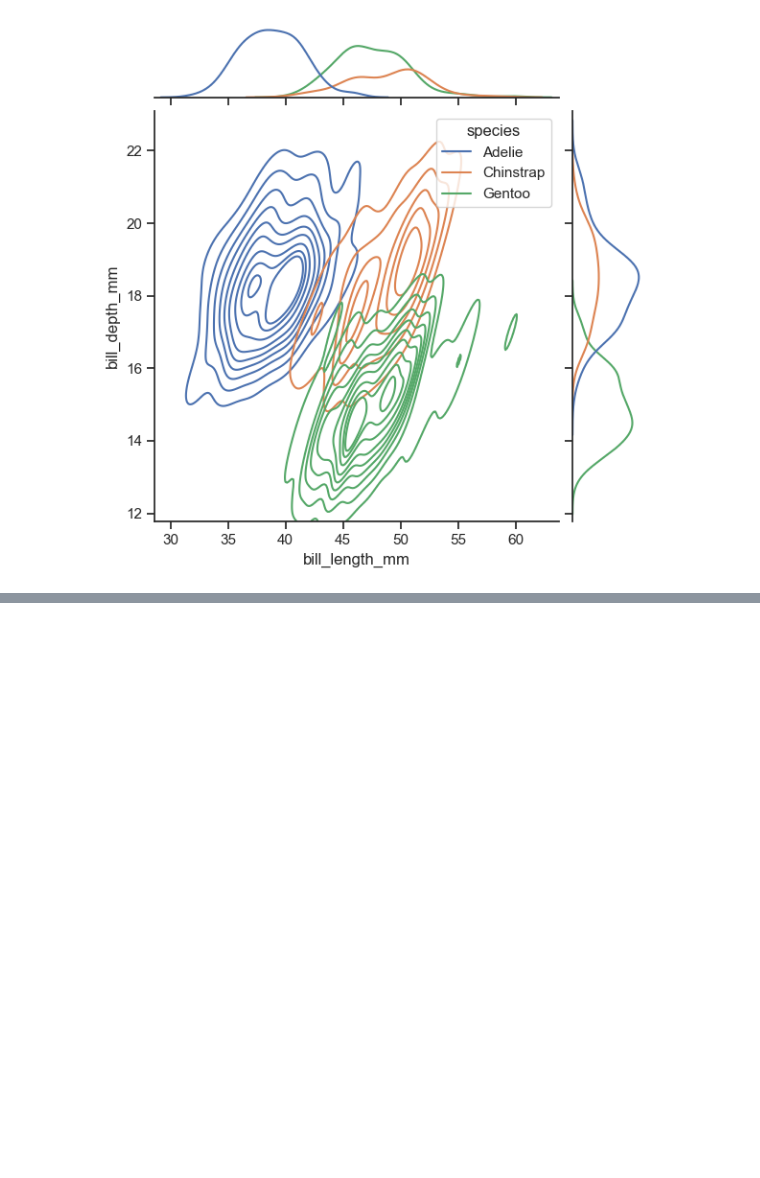
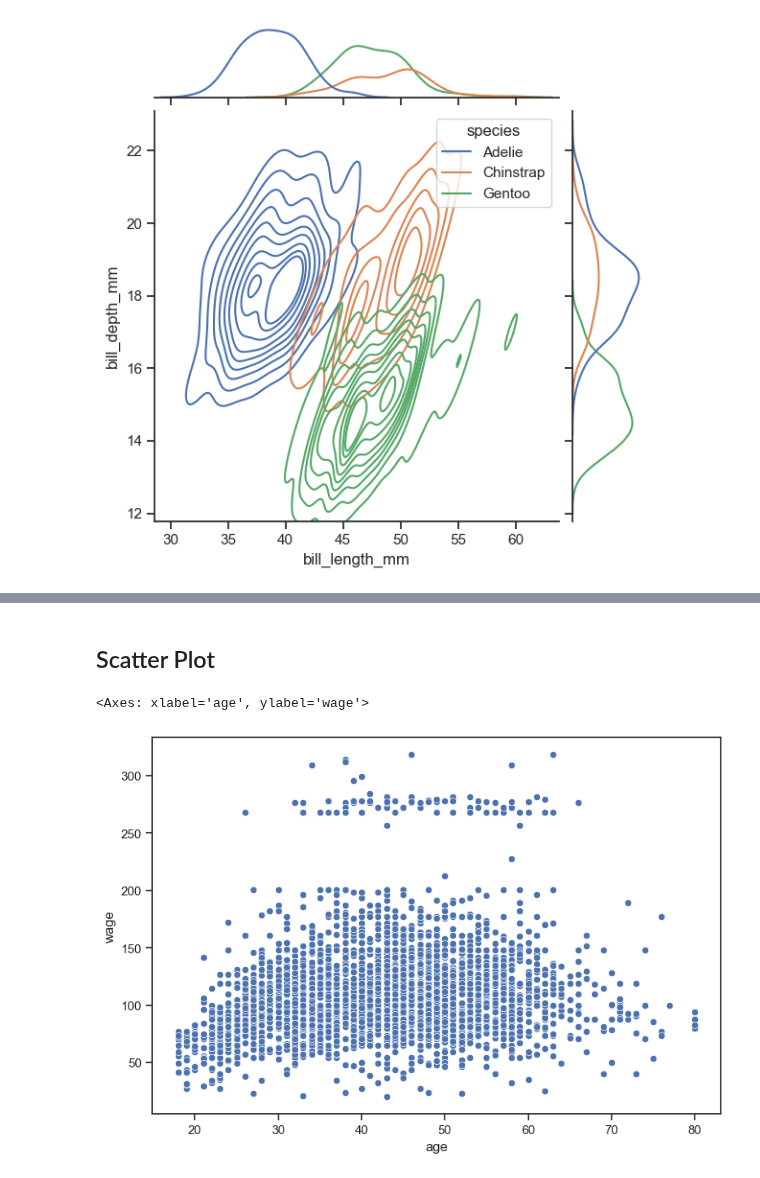
Before and after one commit to jarix/Python_Snippets, a Jupyter notebook: seaborn_101.ipynb, the cells around one changed output, grey strips where cells are left out. Saved outputs shown, nothing was run; the diff lists cells and outputs as text; code cells hidden in the pictures; blank space fills up the shorter version.

```diff
--- a/seaborn_101.ipynb
+++ b/seaborn_101.ipynb
@@ -33,0 +167,10 @@ g = sns.jointplot(
+# %% [markdown]
+## Scatter Plot
+# %%
+# Scatter Plot
+fig, ax = plt.subplots(1, 1, figsize=(9, 6))
+# Plot a histogram of the dataset using the seabron library
+sns.scatterplot(x="age", y="wage", data=df)
+# %% [output]
+<Axes: xlabel='age', ylabel='wage'>
+[figure, added]
```
Also changed, not shown: parts of 10 cells of this notebook, 1 other file.
